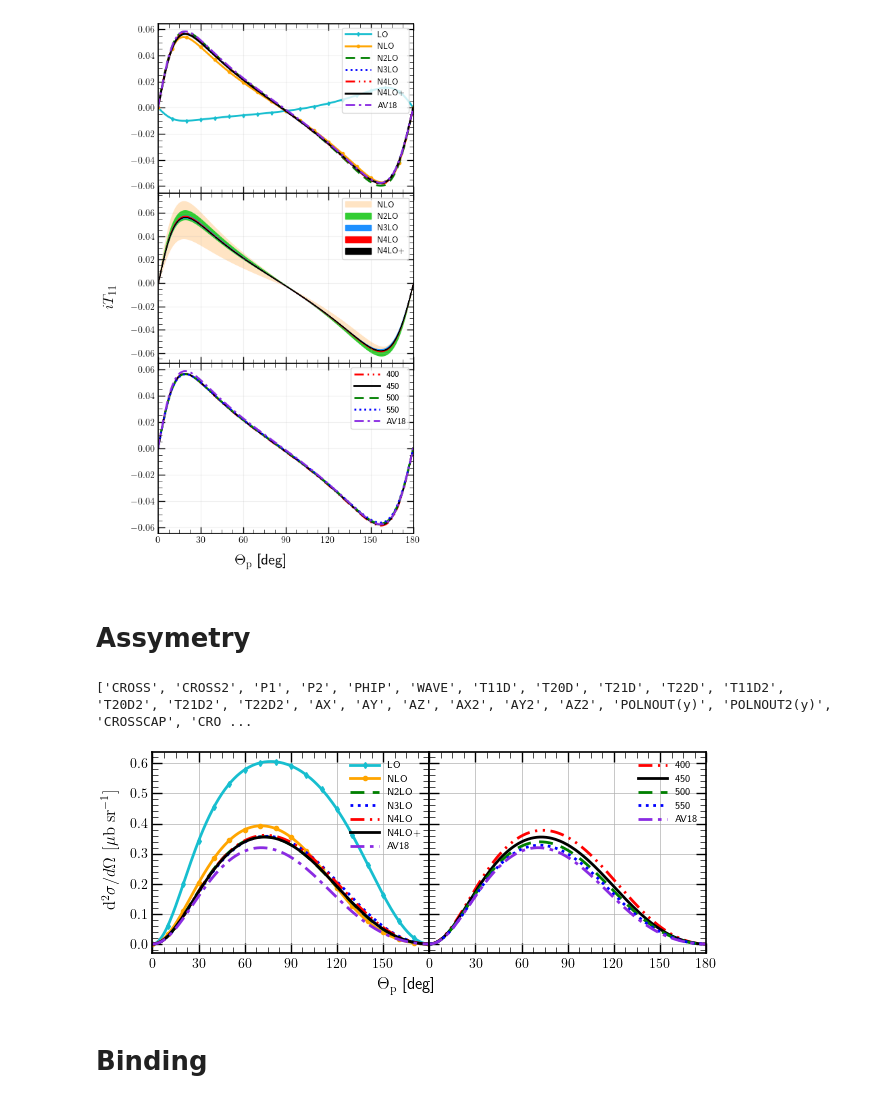
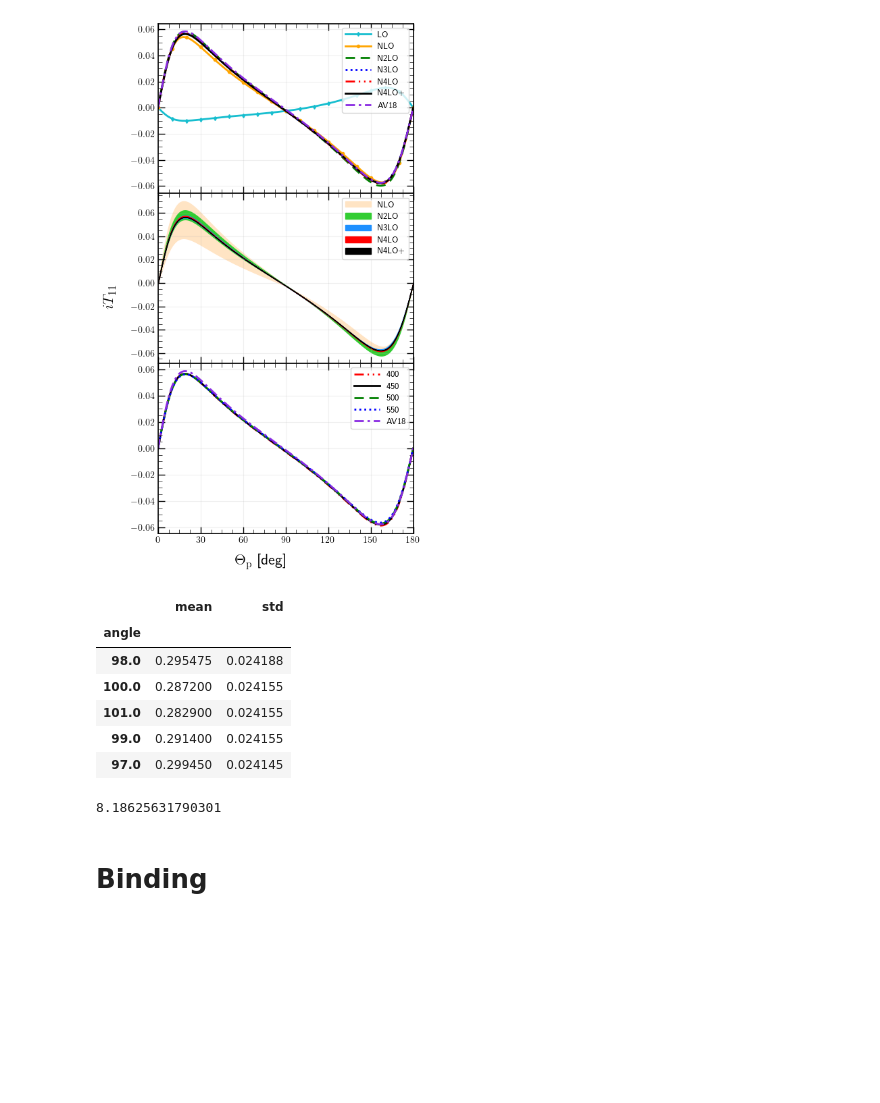
Before and after one commit to VitaliiUr/thesis, a Jupyter notebook: PlotData/figures_De.ipynb, the cells around one changed output. Drawn from its saved outputs; the diff is of its cells as text; code cells hidden in the pictures; blank space fills up the shorter version.

```diff
--- a/PlotData/figures_De.ipynb
+++ b/PlotData/figures_De.ipynb
@@ -856,52 +854,17 @@ A value is trying to be set on a copy of a slice from a DataFrame
 See the caveats in the documentation: https://pandas.pydata.org/pandas-docs/stable/user_guide/indexing.html#returning-a-view-versus-a-copy
   df_tmp.sort_values("angle", inplace=True)
 [figure]
-# %% [markdown]
-# Assymetry
-# %%
-print(OBSERVABLES)
-# %% [output]
-['CROSS', 'CROSS2', 'P1', 'P2', 'PHIP', 'WAVE', 'T11D', 'T20D', 'T21D', 'T22D', 'T11D2', 'T20D2', 'T21D2', 'T22D2', 'AX', 'AY', 'AZ', 'AX2', 'AY2', 'AZ2', 'POLNOUT(y)', 'POLNOUT2(y)', 'CROSSCAP', 'CRO ...
-# %%
-obs = "AX2"
-ylabel = "$\mathrm{d}^2\sigma / d \Omega ~[\mu\mathrm{b~sr}^{-1}]$"
-energy = 100
-
-# fig, axes = plt.subplots(1,2, figsize=(6.5, 2.8))
-fig = plt.figure(figsize=(6.5, 2.8))
-gs = fig.add_gridspec(ncols=2, wspace=0)
-axes = gs.subplots(sharey=True)
-fig.supxlabel("$\Theta_\mathrm{p}$ [deg]", y=0.08, size=12)
-fig.supylabel(ylabel, x=0.03, y=0.6, size=12)
-for force in FORCES:
-    df_tmp = df_my[(df_my.FORCE == force) & (df_my.CUTOFF == 450) & (
-        df_my.Energy == energy) & (df_my.WAVE == "SIEGERT")]
-    axes[0].plot(df_tmp.angle, df_tmp[obs],
-                 **line_styles[force], label=force)
-for cutoff in CUTOFF:
-    df_tmp = df_my[(df_my.FORCE == "N4LO+") & (df_my.CUTOFF == cutoff)
-                   & (df_my.Energy == energy) & (df_my.WAVE == "SIEGERT")]
-    axes[1].plot(df_tmp.angle, df_tmp[obs],
-                 **ls_cutoff[cutoff], label=cutoff)
-df_av18 = df_my[(df_my.FORCE == "AV18") & (df_my.Energy == energy)]
-for j, ax in enumerate(axes):
-    ax.plot(df_av18.angle, df_av18[obs],
-            **line_styles["AV18"], label="AV18")
-    # for i, fname in enumerate(df_exp[df_exp.energy == energy].fname.unique()):
-    #     df_tmp = df_exp[(df_exp.energy == energy) & (df_exp.fname == fname)]
-    #     ax.errorbar(df_tmp.angle, df_tmp.CROSS,
-    #                 yerr=df_tmp.error, zorder=3, **exp_style[i], **marker_common)
-    # style
-    ax.legend(fontsize=7, handlelength=3)
-    ax.tick_params(which='minor', direction='in', length=4,
-                   width=0.5, top=True, right=True)
-    ax.tick_params(which='major', direction='in',
-                   length=7, width=1, top=True, right=True)
-    ax.set_xticks(np.arange(0, 180+j, 30))
-    ax.set_xlim([0, 180])
-    ax.grid()
-fig.tight_layout()
-# plt.savefig(f"Figures_python/{obs}_{energy}mev.pdf", dpi=600, facecolor="white")
-plt.show()
-# %% [output]
-[figure, removed]
+# %%
+df_tmp = df_my[(df_my.FORCE == "N4LO+") &
+                    (df_my.Energy == 100) &
+                    (df_my.WAVE == "SIEGERT")]
+# %%
+df_tmp.groupby("angle")["AX2"].agg(["mean", "std"]).sort_values(by="std", ascending=False).head(5)
+# %% [output]
+|  | mean | std |
+| angle |  |  |
+| 98.0 | 0.295475 | 0.024188 |
+| 100.0 | 0.287200 | 0.024155 |
+| 101.0 | 0.282900 | 0.024155 |
+| 99.0 | 0.291400 | 0.024155 |
+| 97.0 | 0.299450 | 0.024145 |
@@ -908,3 +873,7 @@ plt.show()
+# %%
+100*s/m
+# %% [output]
+8.18625631790301
 # %% [markdown]
 # Binding
 # %%
```
Also changed, not shown: parts of 3 cells of this notebook, 6 other files.
